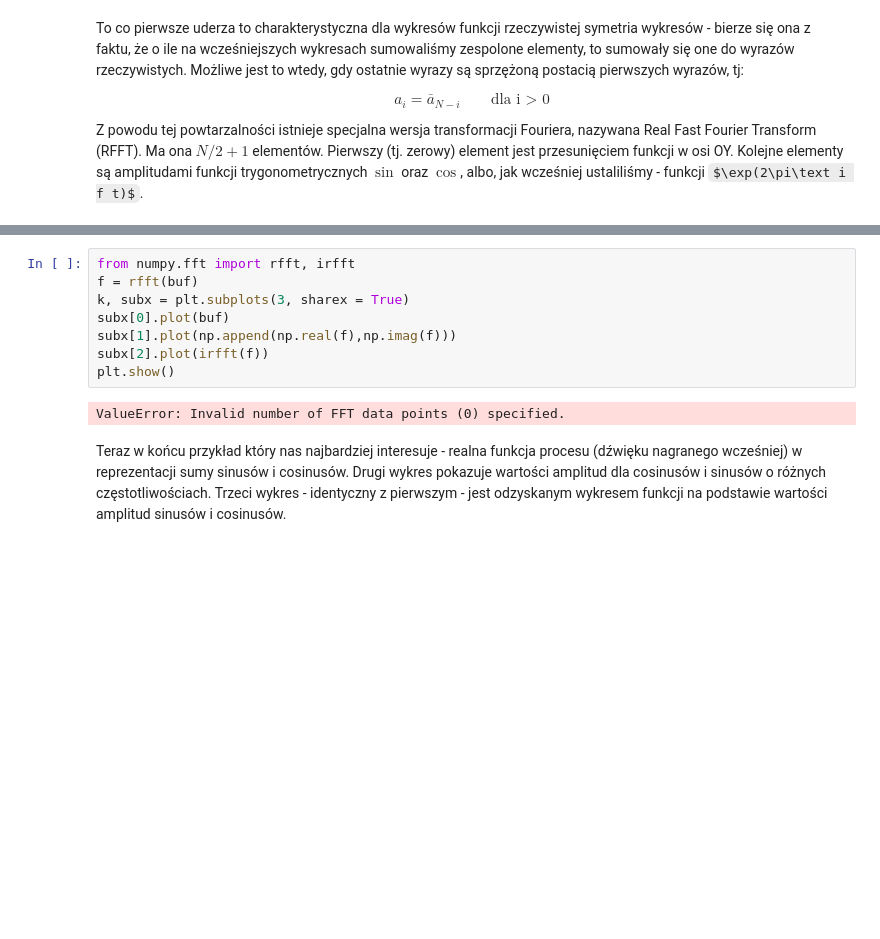
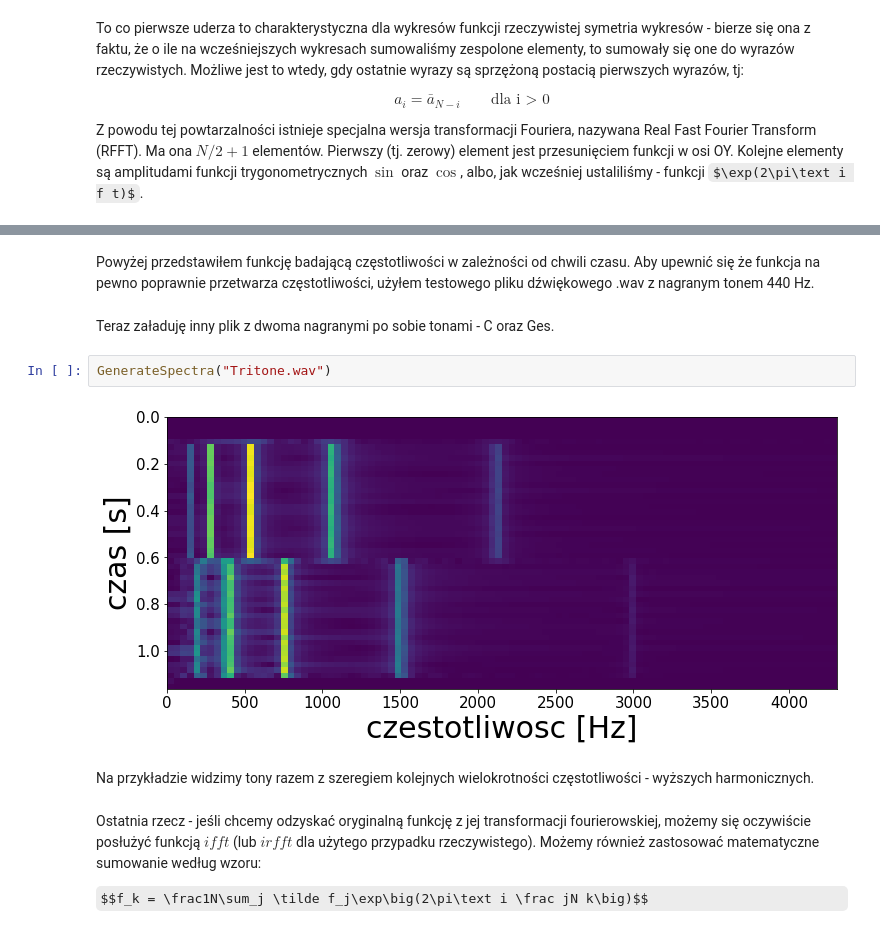
Before and after one commit to Ch3shireDev/FFT, a Jupyter notebook: Stroik.ipynb, the cells around one changed output, grey strips where cells are left out. Saved outputs shown, nothing was run; the diff lists cells and outputs as text; some formulas as TeX source; blank space fills up the shorter version.

```diff
--- a/Stroik.ipynb
+++ b/Stroik.ipynb
@@ -215,15 +216,17 @@ plt.show()
-# %%
-from numpy.fft import rfft, irfft
-f = rfft(buf)
-k, subx = plt.subplots(3, sharex = True)
-subx[0].plot(buf)
-subx[1].plot(np.append(np.real(f),np.imag(f)))
-subx[2].plot(irfft(f))
-plt.show()
-# %% [output]
-ValueError: Invalid number of FFT data points (0) specified.
-# %% [markdown]
-Teraz w końcu przykład który nas najbardziej interesuje - realna funkcja procesu (dźwięku nagranego wcześniej) w reprezentacji sumy sinusów i cosinusów. Drugi wykres pokazuje wartości amplitud dla cosinusów i sinusów o różnych częstotliwościach. Trzeci wykres - identyczny z pierwszym - jest odzyskanym wykresem funkcji na podstawie wartości amplitud sinusów i cosinusów.
+# %% [markdown]
+Powyżej przedstawiłem funkcję badającą częstotliwości w zależności od chwili czasu. Aby upewnić się że funkcja na pewno poprawnie przetwarza częstotliwości, użyłem testowego pliku dźwiękowego .wav z nagranym tonem 440 Hz.
+# %% [markdown]
+Teraz załaduję inny plik z dwoma nagranymi po sobie tonami - C oraz Ges.
+# %%
+GenerateSpectra("Tritone.wav")
+# %% [output]
+[figure, added]
+# %% [markdown]
+Na przykładzie widzimy tony razem z szeregiem kolejnych wielokrotności częstotliwości - wyższych harmonicznych.
+# %% [markdown]
+Ostatnia rzecz - jeśli chcemy odzyskać oryginalną funkcję z jej transformacji fourierowskiej, możemy się oczywiście posłużyć funkcją $ifft$ (lub $irfft$ dla użytego przypadku rzeczywistego). Możemy również zastosować matematyczne sumowanie według wzoru:
+
+$$f_k = \frac1N\sum_j \tilde f_j\exp\big(2\pi\text i \frac jN k\big)$$
 # %%
 import numpy as np
 
```
Also changed, not shown: parts of 9 cells of this notebook, 3 other files.
